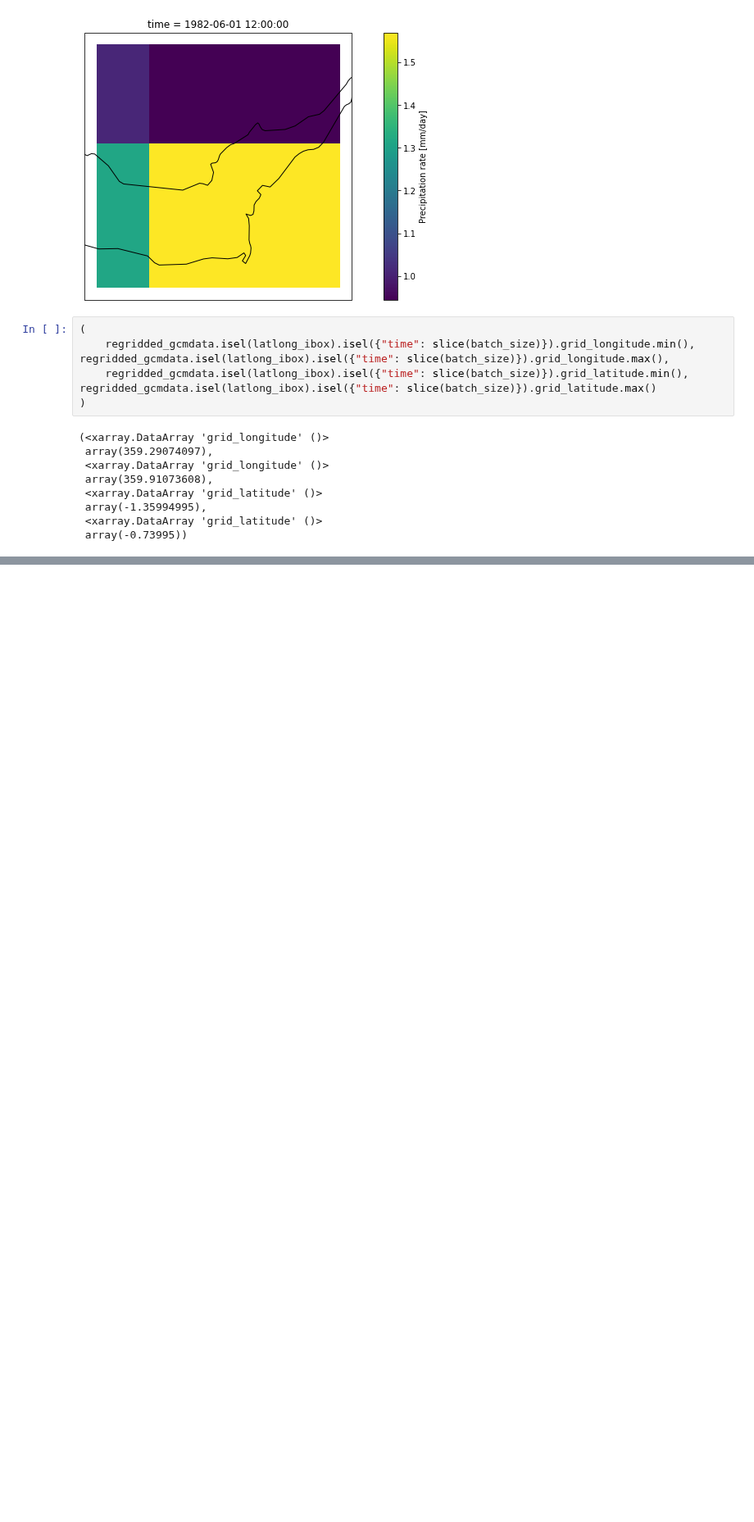
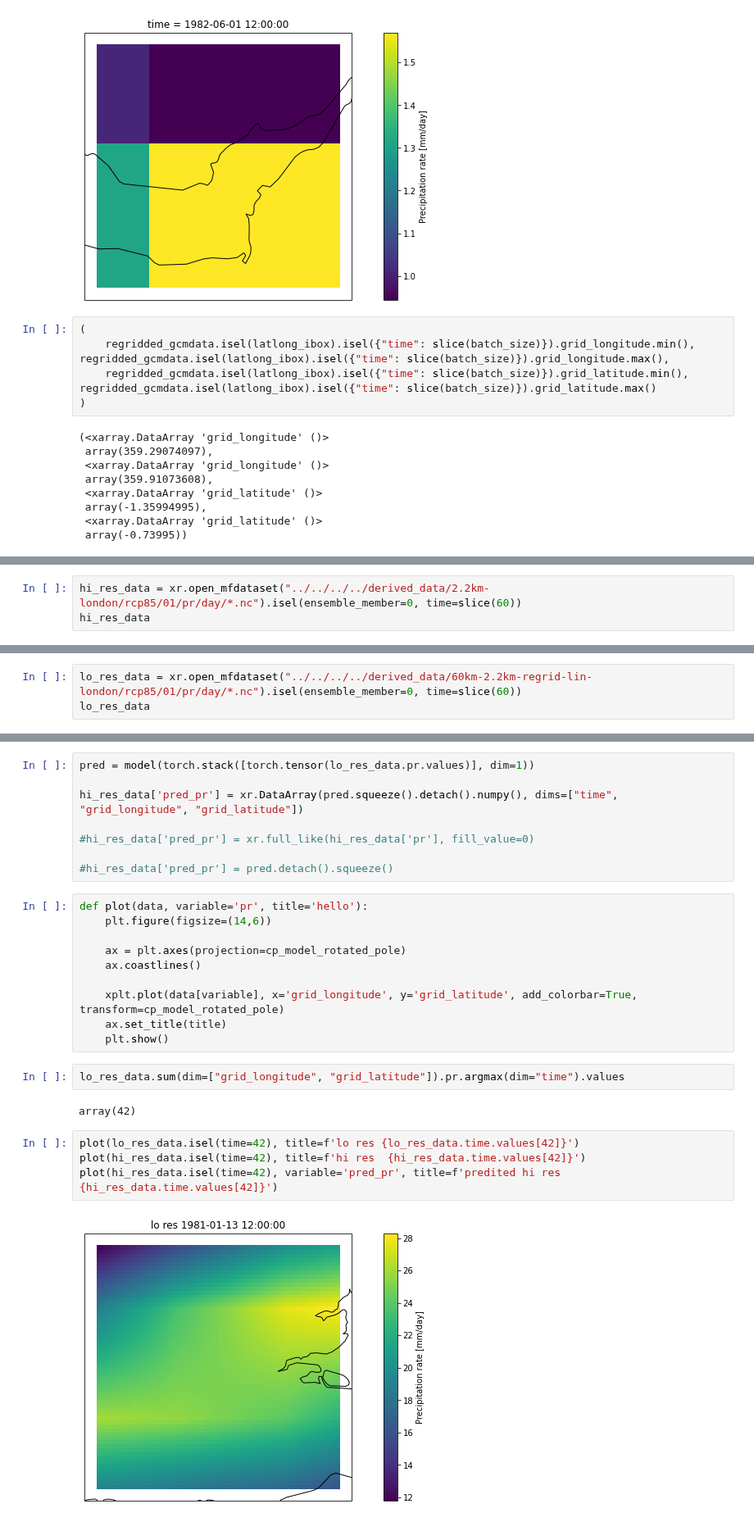
Before and after one commit to henryaddison/ml-downscaling-emulation, a Jupyter notebook: notebooks/learning/u-net.ipynb, the cells around one changed output, grey strips where cells are left out. Shown at 82% size. Drawn from its saved outputs; the diff is of its cells as text; blank space fills up the shorter version.

Commit message:
try plotting predictions from a pre-built U-net

```diff
--- a/notebooks/learning/u-net.ipynb
+++ b/notebooks/learning/u-net.ipynb
@@ -539,0 +541,3 @@ xplt.plot(test_data['pr'][{**latlong_ibox, "time": 0}], x='grid_longitude', y='g
+# %%
+hi_res_data = xr.open_mfdataset("../../../../derived_data/2.2km-london/rcp85/01/pr/day/*.nc").isel(ensemble_member=0, time=slice(60))
+hi_res_data
@@ -539,0 +562,3 @@ xplt.plot(test_data['pr'][{**latlong_ibox, "time": 0}], x='grid_longitude', y='g
+# %%
+lo_res_data = xr.open_mfdataset("../../../../derived_data/60km-2.2km-regrid-lin-london/rcp85/01/pr/day/*.nc").isel(ensemble_member=0, time=slice(60))
+lo_res_data
@@ -539,0 +583,28 @@ xplt.plot(test_data['pr'][{**latlong_ibox, "time": 0}], x='grid_longitude', y='g
+# %%
+pred = model(torch.stack([torch.tensor(lo_res_data.pr.values)], dim=1))
+
+hi_res_data['pred_pr'] = xr.DataArray(pred.squeeze().detach().numpy(), dims=["time", "grid_longitude", "grid_latitude"])
+
+#hi_res_data['pred_pr'] = xr.full_like(hi_res_data['pr'], fill_value=0)
+
+#hi_res_data['pred_pr'] = pred.detach().squeeze()
+# %%
+def plot(data, variable='pr', title='hello'):
+    plt.figure(figsize=(14,6))
+
+    ax = plt.axes(projection=cp_model_rotated_pole)
+    ax.coastlines()
+
+    xplt.plot(data[variable], x='grid_longitude', y='grid_latitude', add_colorbar=True, transform=cp_model_rotated_pole)
+    ax.set_title(title)
+    plt.show()
+# %%
+lo_res_data.sum(dim=["grid_longitude", "grid_latitude"]).pr.argmax(dim="time").values
+# %% [output]
+array(42)
+# %%
+plot(lo_res_data.isel(time=42), title=f'lo res {lo_res_data.time.values[42]}')
+plot(hi_res_data.isel(time=42), title=f'hi res  {hi_res_data.time.values[42]}')
+plot(hi_res_data.isel(time=42), variable='pred_pr', title=f'predited hi res {hi_res_data.time.values[42]}')
+# %% [output]
+[figure, added]
```
Also changed, not shown: parts of 8 cells of this notebook.
